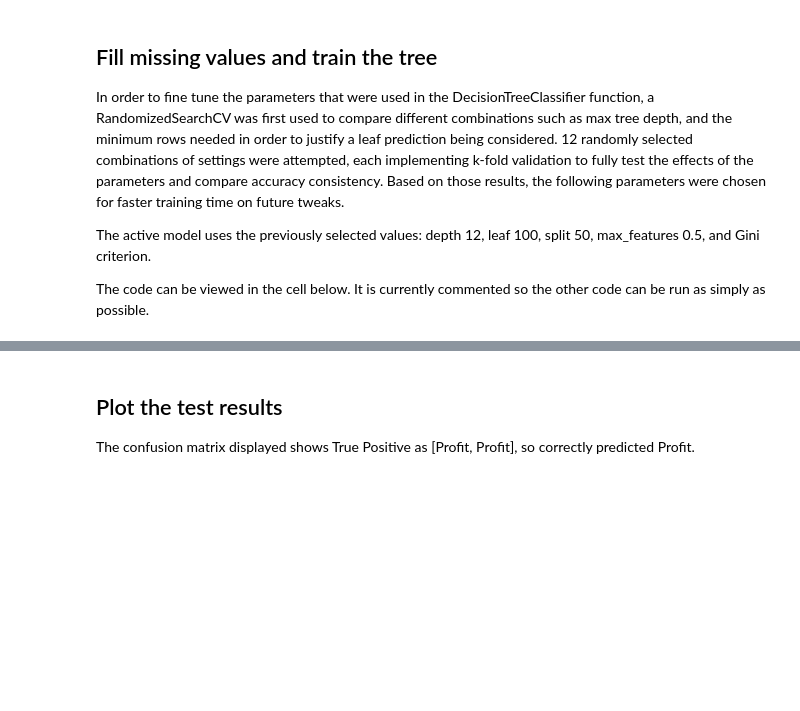
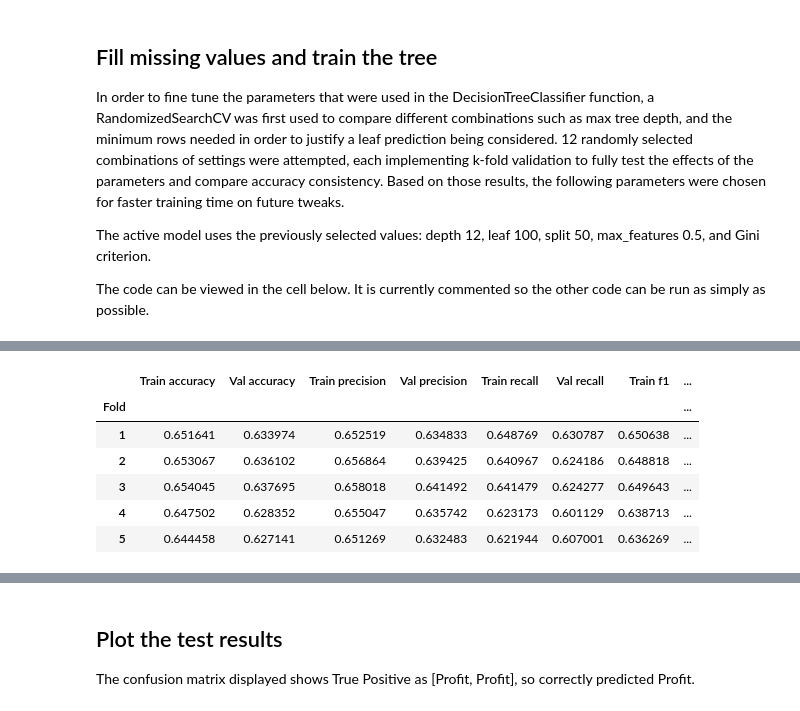
Before and after one commit to nicohaines/Classification-for-Predicting-P2P-Loan-Profitability, a Jupyter notebook: algorithms/DecisionTree.ipynb, the cells around one changed output, grey strips where cells are left out. Cells and saved outputs as stored; diff of their text form; code cells hidden in the pictures; blank space fills up the shorter version.

```diff
--- a/algorithms/DecisionTree.ipynb
+++ b/algorithms/DecisionTree.ipynb
@@ -75,0 +90,53 @@ The code can be viewed in the cell below. It is currently commented so the other
+# %%
+k = 5
+kfold = StratifiedKFold(n_splits=k, shuffle=True, random_state=preprocessing.RANDOM_STATE)
+
+scoring = {
+    "accuracy": "accuracy",
+    "precision": "precision",
+    "recall": "recall",
+    "f1": "f1",
+    "roc_auc": "roc_auc",
+    "average_precision": "average_precision",
+}
+
+def run_cv(model):
+    """Run k-fold cross-validation and return a table with one row per fold."""
+    results = cross_validate(model, X_train, y_train, cv=kfold, scoring=scoring, return_train_score=True, n_jobs=-1)
+    table = pd.DataFrame({"Fold": range(1, preprocessing.N_FOLDS + 1)})
+    for metric in scoring:
+        table["Train " + metric] = results["train_" + metric]
+        table["Val " + metric] = results["test_" + metric]
+    return table.set_index("Fold")
+
+def summarize(folds):
+    return pd.DataFrame({
+        "Mean": folds.mean(),
+        "Std. deviation": folds.std(ddof=0),
+    })
+
+def mean_std_table(folds):
+    return folds.apply(lambda col: f"{col.mean():.3f} \u00b1 {col.std(ddof=0):.3f}")
+
+dt_pipe = Pipeline([
+    ("preprocessor", preprocessor),
+    ("model", DecisionTreeClassifier(
+        max_depth=search.best_params_["model__max_depth"],
+        min_samples_leaf=search.best_params_["model__min_samples_leaf"],
+        min_samples_split=search.best_params_["model__min_samples_split"],
+        max_features=search.best_params_["model__max_features"],
+        criterion=search.best_params_["model__criterion"],
+        random_state=preprocessing.RANDOM_STATE,
+    )),
+])
+
+dt_folds = run_cv(dt_pipe)
+dt_folds
+# %% [output]
+|  | Train accuracy | Val accuracy | Train precision | Val precision | Train recall | Val recall | Train f1 | ... |
+| Fold |  |  |  |  |  |  |  | ... |
+| 1 | 0.651641 | 0.633974 | 0.652519 | 0.634833 | 0.648769 | 0.630787 | 0.650638 | ... |
+| 2 | 0.653067 | 0.636102 | 0.656864 | 0.639425 | 0.640967 | 0.624186 | 0.648818 | ... |
+| 3 | 0.654045 | 0.637695 | 0.658018 | 0.641492 | 0.641479 | 0.624277 | 0.649643 | ... |
+| 4 | 0.647502 | 0.628352 | 0.655047 | 0.635742 | 0.623173 | 0.601129 | 0.638713 | ... |
+| 5 | 0.644458 | 0.627141 | 0.651269 | 0.632483 | 0.621944 | 0.607001 | 0.636269 | ... |
```
Also changed, not shown: parts of 20 cells of this notebook, 2 other files.
